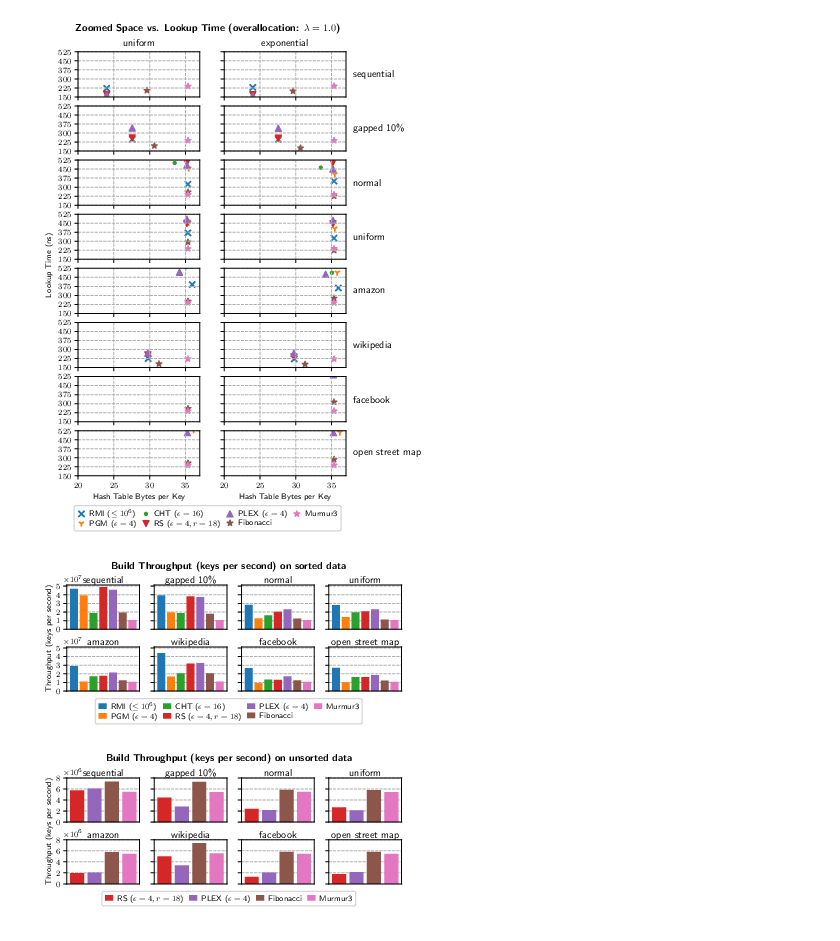
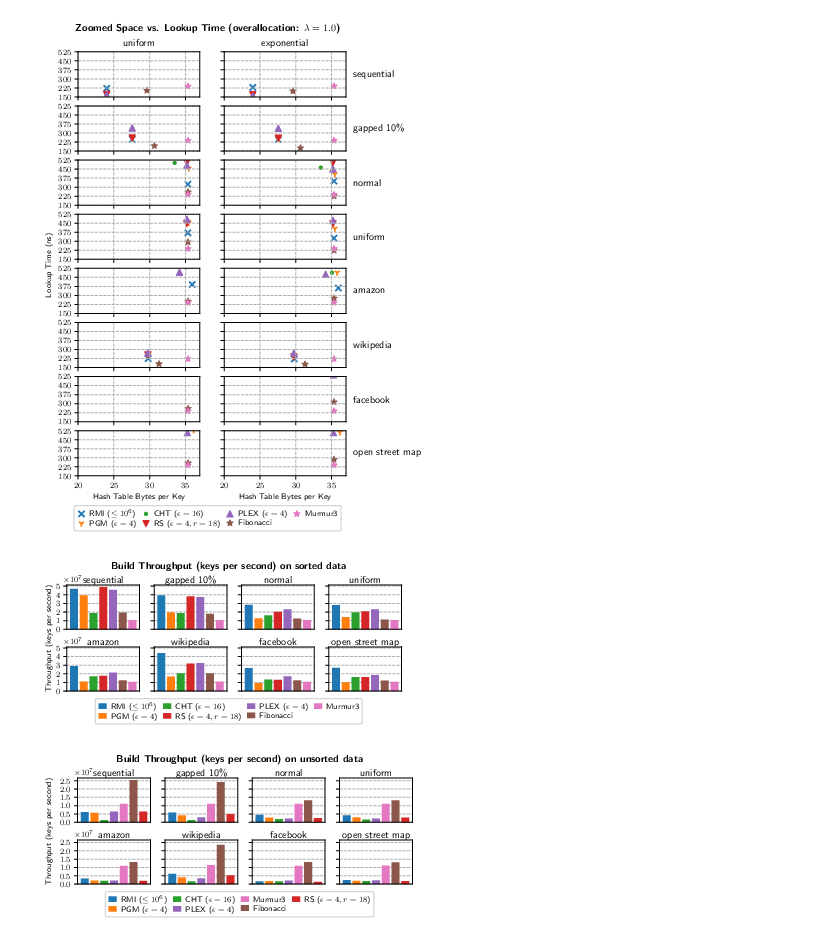
Before and after one commit to IlariaPilo/hashtable, a Jupyter notebook: results/plots_chained.ipynb, the cells around one changed output. Cells and saved outputs as stored; diff of their text form; code cells hidden in the pictures.

Commit message:
plot new build time results

```diff
--- a/results/plots_chained.ipynb
+++ b/results/plots_chained.ipynb
@@ -120,7 +120,9 @@ hashtable_bytes_per_key = "hashtable_bytes_per_key"
 total_bytes = "total_bytes"
 hashtable_lookup = "cpu_time"
 build_time = "build_time"
+sample_time = "sample_time"
 build_throughput = "build_throughput"
+sample_throughput = "sample_throughput"
 probing_distribution = "probing_distribution"
 
 def buckets_with(cnt):
@@ -149,6 +151,11 @@ unsorted_df = df[df["name"].str.startswith("BM_build")].copy(deep=True)
 unsorted_df[func_name] = unsorted_df["label"].apply(lambda x: x[0:x.find("_do_")].removeprefix("chained_"))
 unsorted_df[dataset] = unsorted_df["label"].apply(lambda x : x.split(":")[1])
 unsorted_df[dataset_order] = unsorted_df[dataset].apply(get_dataset_order)
-unsorted_df[build_throughput] = unsorted_df.apply(lambda x: x[dataset_size] / x[build_time], axis=1)
-unsorted_df[[func_name, dataset, dataset_size, overallocation, build_time, build_throughput]]
+unsorted_df[sample_throughput] = unsorted_df.apply(lambda x: x[dataset_size] / x[sample_time], axis=1)
+def added_sample_time(x):
+    if x[func_name] not in {'MultFibonacci64', 'murmur_finalizer64'}:
+        return x[sample_time]
+    return 0
+unsorted_df[build_throughput] = unsorted_df.apply(lambda x: x[dataset_size] / (x[build_time] + added_sample_time(x)), axis=1)
+unsorted_df[[func_name, dataset, dataset_size, overallocation, build_time, sample_time, build_throughput]]
 # %% [output]
@@ -470,33 +477,33 @@ def plot_chained_build_times(data, is_sorted, overalloc=1.0):
             bottom=False,
             labelbottom=False
         )
         ax.ticklabel_format(axis="y", style="sci", useOffset=False)
-        ax.set_yticks([i * 10**7for i in [0, 1, 2, 3, 4, 5]] if is_sorted else [i * 10**6 for i in [0, 2, 4, 6, 8]])
+        ax.set_yticks([i * 10**7for i in [0, 1, 2, 3, 4, 5]] if is_sorted else [i * 10**6 for i in [0, 5, 10, 15, 20, 25]])
         ax.set_axisbelow(True)
         ax.grid(linestyle="--", axis="y", which="major")
 
     h, l = axs[0][0].get_legend_handles_labels()
     legend = fig.legend(
         h, l,
         loc="upper center",
         bbox_to_anchor=(0.5, 0.1),
         ncol=4,
         borderpad=0.4,
         labelspacing=0.2,
         handlelength=1.0,
         handletextpad=0.5,
         columnspacing=0.7
     )
 
     fig.suptitle(f"Build Throughput (keys per second) on {'' if is_sorted else 'un'}sorted data", y=1.05, fontweight="bold")
-    fig.text(0.075, 0.5, 'Throughput (keys per second)', va='center', rotation='vertical')
+    fig.text(0.075 if is_sorted else 0.05, 0.5, 'Throughput (keys per second)', va='center', rotation='vertical')
     fig.subplots_adjust(hspace=0.4)
 
     fig.savefig(f"chained_build_{is_sorted}_{overalloc}.pdf", bbox_inches="tight", dpi=300)
     fig.savefig(f"chained_build_{is_sorted}_{overalloc}.pgf", bbox_inches="tight", dpi=300)
 
 plot_chained_build_times(chained_df[chained_df[probing_distribution] == 'uniform'], is_sorted=True)
 plot_chained_build_times(unsorted_df, is_sorted=False)
 # %% [output]
 [figure]
-[figure, old version]
+[figure, new version]
```
Also changed, not shown: parts of 1 cell of this notebook, 2 other files.
